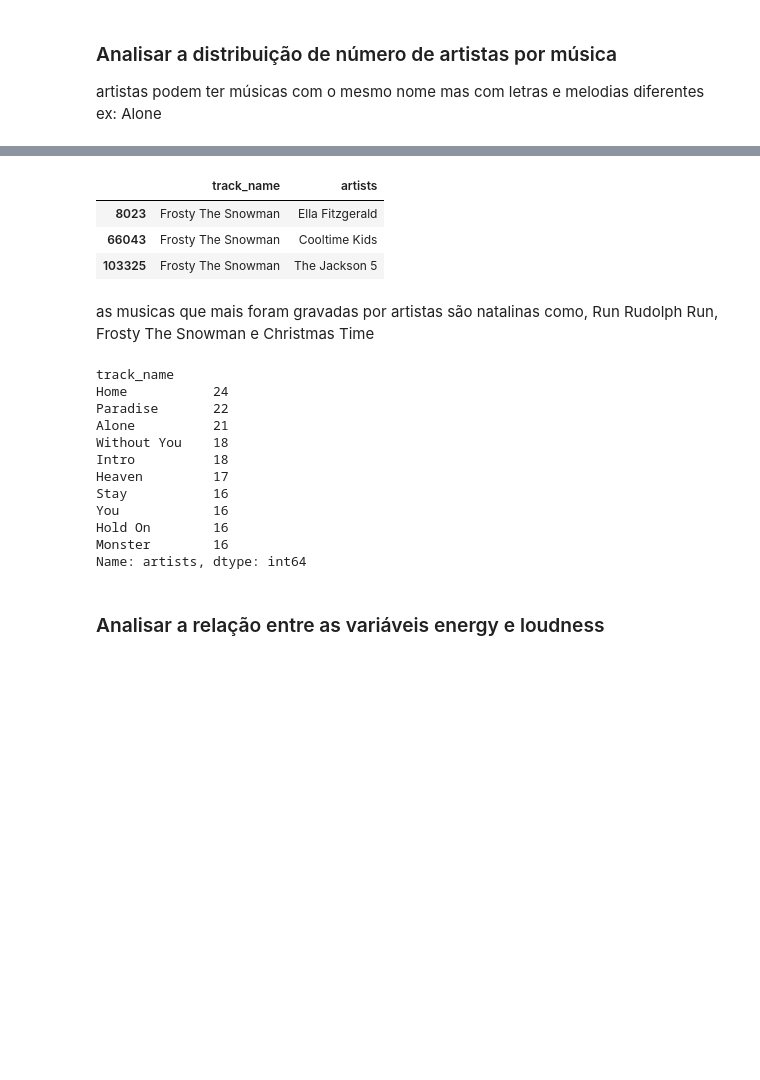
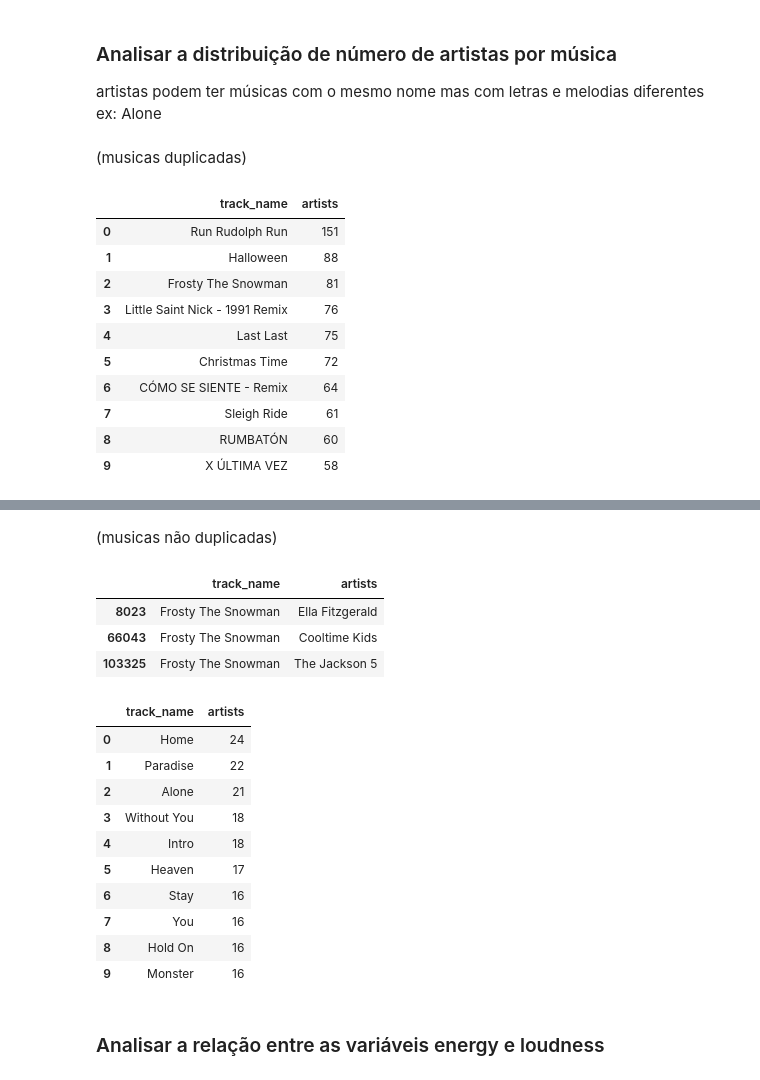
Before and after one commit to alvaroDatlo/analise_spotify, a Jupyter notebook: main.ipynb, the cells around one changed output, grey strips where cells are left out. Cells and saved outputs as stored; diff of their text form; code cells hidden in the pictures; blank space fills up the shorter version.

```diff
--- a/main.ipynb
+++ b/main.ipynb
@@ -143,6 +160,22 @@ sns.barplot(data=df_populares, x='popularity', y='artists');
 
 artistas podem ter músicas com o mesmo nome mas com letras e melodias diferentes
         ex: Alone
+# %% [markdown]
+(musicas duplicadas)
+# %%
+df.groupby('track_name').artists.count().sort_values(ascending=False).head(10).reset_index()
+# %% [output]
+|  | track_name | artists |
+| 0 | Run Rudolph Run | 151 |
+| 1 | Halloween | 88 |
+| 2 | Frosty The Snowman | 81 |
+| 3 | Little Saint Nick - 1991 Remix | 76 |
+| 4 | Last Last | 75 |
+| 5 | Christmas Time | 72 |
+| 6 | CÓMO SE SIENTE - Remix | 64 |
+| 7 | Sleigh Ride | 61 |
+| 8 | RUMBATÓN | 60 |
+| 9 | X ÚLTIMA VEZ | 58 |
 # %%
 # uma música do mesmo artista pode estar em muitas playlists diferentes
 df[df['track_name'] == 'Frosty The Snowman']
@@ -160,6 +193,8 @@ df[df['track_name'] == 'Frosty The Snowman']
 | 103398 | 1MrOVIoFNsJKY01ul5WMxT | The Jackson 5 | Christmas Soul Classics | Frosty The Snowman | 0 | 159413 | No | 68.223350 | 61.5 | ... |
 | 103447 | 6bDigKwkMUuAxEUSMsDURL | The Jackson 5 | Weihnachten Playlist | Frosty The Snowman | 0 | 159413 | No | 68.223350 | 61.5 | ... |
 81 rows × 26 columns
+# %% [markdown]
+(musicas não duplicadas)
 # %%
 df_artistas_musica = df[['track_name', 'artists']].drop_duplicates(keep='first')
 # %%
@@ -169,21 +204,17 @@ df_artistas_musica[df_artistas_musica['track_name'] == 'Frosty The Snowman']
 | 8023 | Frosty The Snowman | Ella Fitzgerald |
 | 66043 | Frosty The Snowman | Cooltime Kids |
 | 103325 | Frosty The Snowman | The Jackson 5 |
-# %% [markdown]
-as musicas que mais foram gravadas por artistas são natalinas como, Run Rudolph Run, Frosty The Snowman e Christmas Time
 # %%
-df_am = df_artistas_musica.groupby('track_name').artists.count().sort_values(ascending=False)
-df_am.head(10)
+df_artistas_musica.groupby('track_name').artists.count().sort_values(ascending=False).head(10).reset_index()
 # %% [output]
-track_name
-Home           24
-Paradise       22
-Alone          21
-Without You    18
-Intro          18
-Heaven         17
-Stay           16
-You            16
-Hold On        16
-Monster        16
-Name: artists, dtype: int64
+|  | track_name | artists |
+| 0 | Home | 24 |
+| 1 | Paradise | 22 |
+| 2 | Alone | 21 |
+| 3 | Without You | 18 |
+| 4 | Intro | 18 |
+| 5 | Heaven | 17 |
+| 6 | Stay | 16 |
+| 7 | You | 16 |
+| 8 | Hold On | 16 |
+| 9 | Monster | 16 |
```
Also changed, not shown: parts of 13 cells of this notebook.
